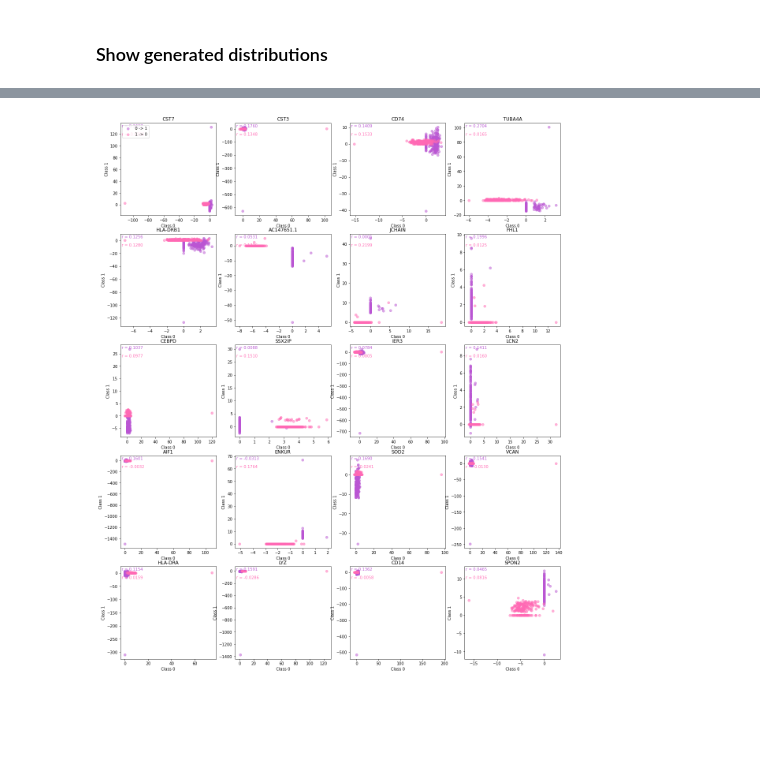
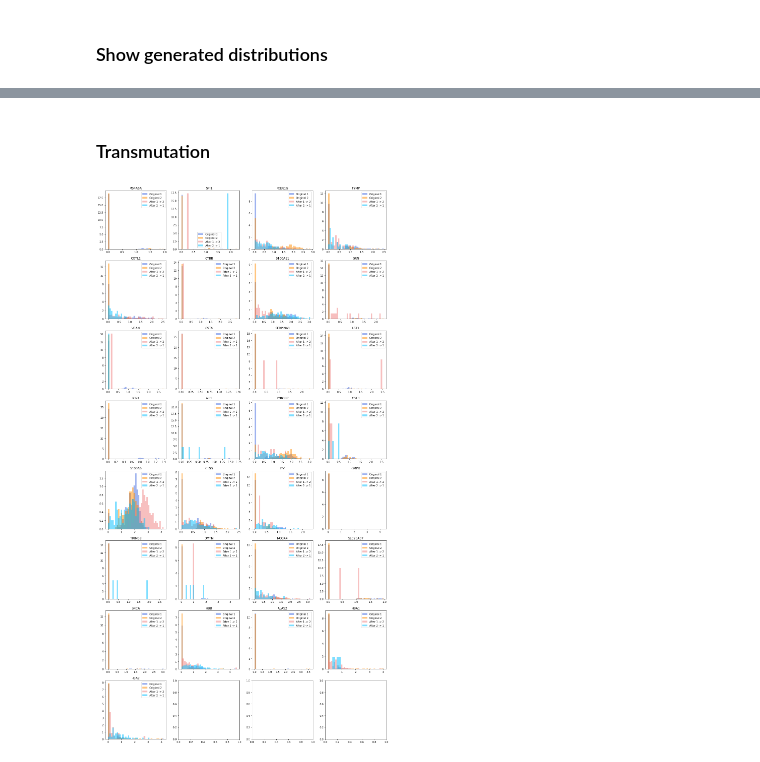
Before and after one commit to Genentech/branched-diffusion, a Jupyter notebook: notebooks/continuous_branched_scrna_covid_flu.ipynb, the cells around one changed output, grey strips where cells are left out. Cells and saved outputs as stored; diff of their text form; code cells hidden in the pictures; blank space fills up the shorter version.

```diff
--- a/notebooks/continuous_branched_scrna_covid_flu.ipynb
+++ b/notebooks/continuous_branched_scrna_covid_flu.ipynb
@@ -396,45 +300,2 @@ plt.show()
-# %%
-# Find genes where:
-# 1) The correlation of before vs after transmutation is high
-num_to_plot = 20
-
-mean_corrs = np.mean(np.stack([corrs_1_to_2, corrs_2_to_1], axis=1), axis=1)
-feature_inds = np.flip(np.argsort(mean_corrs))
-feature_inds = feature_inds[np.isfinite(mean_corrs[feature_inds])]
-feature_inds = feature_inds[:num_to_plot]
-
-# feature_inds = [np.where(gene_names == gene)[0][0] for gene in genes_of_interest if gene in gene_names]
-
-num_cols = 4
-num_rows = int(np.ceil(num_to_plot / num_cols))
-
-# Plot correlations
-fig, ax = plt.subplots(ncols=num_cols, nrows=num_rows, figsize=(num_cols * 5, num_rows * 5))
-for i, f_i in enumerate(feature_inds):
-    r, c = i // num_cols, i % num_cols
-
-    before_1_to_2_vals, after_1_to_2_vals = before_1_to_2[:, f_i], after_1_to_2[:, f_i]
-    before_2_to_1_vals, after_2_to_1_vals = before_2_to_1[:, f_i], after_2_to_1[:, f_i]
-
-    ax[r][c].scatter(before_1_to_2_vals, after_1_to_2_vals, alpha=0.5, color="mediumorchid", label=("%d -> %d" % (class_1, class_2)))
-    ax[r][c].scatter(after_2_to_1_vals, before_2_to_1_vals, alpha=0.5, color="hotpink", label=("%d -> %d" % (class_2, class_1)))
-
-    corr_1_to_2 = scipy.stats.pearsonr(before_1_to_2_vals, after_1_to_2_vals)[0]
-    corr_2_to_1 = scipy.stats.pearsonr(before_2_to_1_vals, after_2_to_1_vals)[0]
-
-    ax[r][c].text(
-        0.01, 0.99, "r = %.4f" % corr_1_to_2,
-        ha="left", va="top", transform=ax[r][c].transAxes, color="mediumorchid"
-    )
-    ax[r][c].text(
-        0.01, 0.90, "r = %.4f" % corr_2_to_1,
-        ha="left", va="top", transform=ax[r][c].transAxes, color="hotpink"
-    )
-
-    ax[r][c].set_xlabel("Class %d" % class_1)
-    ax[r][c].set_ylabel("Class %d" % class_2)
-    ax[r][c].set_title(gene_names[f_i])
-ax[0][0].legend()
-plt.show()
-# %% [output]
-[figure, removed]
+# %% [markdown]
+### Transmutation
@@ -440,0 +384,33 @@ plt.show()
+# %%
+# Plot marker genes
+
+feature_inds = []
+for gene in np.concatenate([marker_genes[class_1], marker_genes[class_2]]):
+    if gene in gene_names:
+        feature_inds.append(np.where(gene_names == gene)[0][0])
+num_to_plot = len(feature_inds)
+
+num_cols = 4
+num_rows = int(np.ceil(num_to_plot / num_cols))
+num_bins = 40
+
+# Plot feature values
+fig, ax = plt.subplots(ncols=num_cols, nrows=num_rows, figsize=(num_cols * 5, num_rows * 5))
+for i, f_i in enumerate(feature_inds):
+    r, c = i // num_cols, i % num_cols
+    orig_1_vals, orig_2_vals = orig_1[:, f_i], orig_2[:, f_i]
+    after_1_to_2_vals, after_2_to_1_vals = after_1_to_2[:, f_i], after_2_to_1[:, f_i]
+
+    all_vals = np.concatenate([orig_1_vals, orig_2_vals, after_1_to_2_vals, after_2_to_1_vals])
+    bins = np.linspace(
+        max(0, np.min(all_vals)), min(np.max(all_vals), 20), num_bins
+    )
+    ax[r][c].hist(orig_1_vals, bins=bins, color="royalblue", label=("Original %d" % class_1), density=True, alpha=0.5)
+    ax[r][c].hist(orig_2_vals, bins=bins, color="darkorange", label=("Original %d" % class_2), density=True, alpha=0.5)
+    ax[r][c].hist(after_1_to_2_vals, bins=bins, color="lightcoral", label=("After %d -> %d" % (class_1, class_2)), density=True, alpha=0.5)
+    ax[r][c].hist(after_2_to_1_vals, bins=bins, color="deepskyblue", label=("After %d -> %d" % (class_2, class_1)), density=True, alpha=0.5)
+    ax[r][c].set_title(gene_names[f_i])
+    ax[r][c].legend()
+plt.show()
+# %% [output]
+[figure, added]
```
Also changed, not shown: parts of 17 cells of this notebook, 2 other files.
